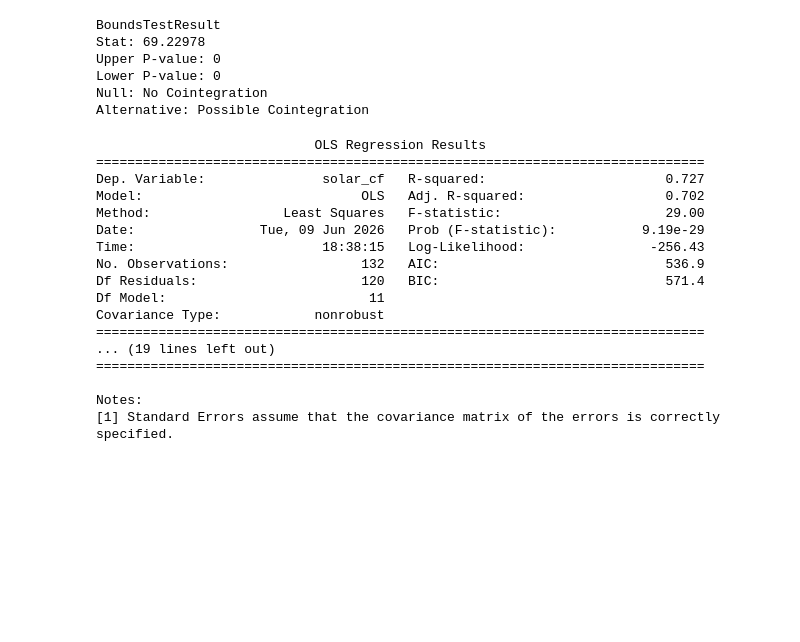
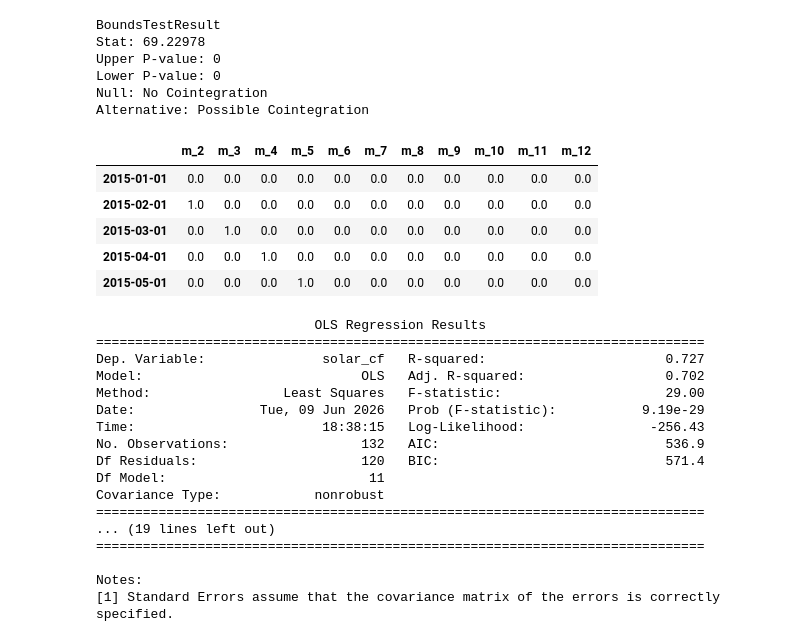
Before and after one commit to I-Sobe/nigeria-integrated-energy-model, a Jupyter notebook: integrated_gas_solar_model.ipynb, the cells around one changed output. Saved outputs shown, nothing was run; the diff lists cells and outputs as text; code cells hidden in the pictures; blank space fills up the shorter version.

```diff
--- a/integrated_gas_solar_model.ipynb
+++ b/integrated_gas_solar_model.ipynb
@@ -2750,6 +2710,15 @@ month_dummies = pd.get_dummies(
     prefix="m",
     drop_first=True
 )
+# %%
+month_dummies.head()
+# %% [output]
+|  | m_2 | m_3 | m_4 | m_5 | m_6 | m_7 | m_8 | m_9 | m_10 | m_11 | m_12 |
+| 2015-01-01 | 0.0 | 0.0 | 0.0 | 0.0 | 0.0 | 0.0 | 0.0 | 0.0 | 0.0 | 0.0 | 0.0 |
+| 2015-02-01 | 1.0 | 0.0 | 0.0 | 0.0 | 0.0 | 0.0 | 0.0 | 0.0 | 0.0 | 0.0 | 0.0 |
+| 2015-03-01 | 0.0 | 1.0 | 0.0 | 0.0 | 0.0 | 0.0 | 0.0 | 0.0 | 0.0 | 0.0 | 0.0 |
+| 2015-04-01 | 0.0 | 0.0 | 1.0 | 0.0 | 0.0 | 0.0 | 0.0 | 0.0 | 0.0 | 0.0 | 0.0 |
+| 2015-05-01 | 0.0 | 0.0 | 0.0 | 1.0 | 0.0 | 0.0 | 0.0 | 0.0 | 0.0 | 0.0 | 0.0 |
 # %%
 # ═══════════════════════════════════════════════════════════════
 # MONTHLY DUMMY BENCHMARK MODEL
```
Also changed, not shown: parts of 6 cells of this notebook, 1 other file.
